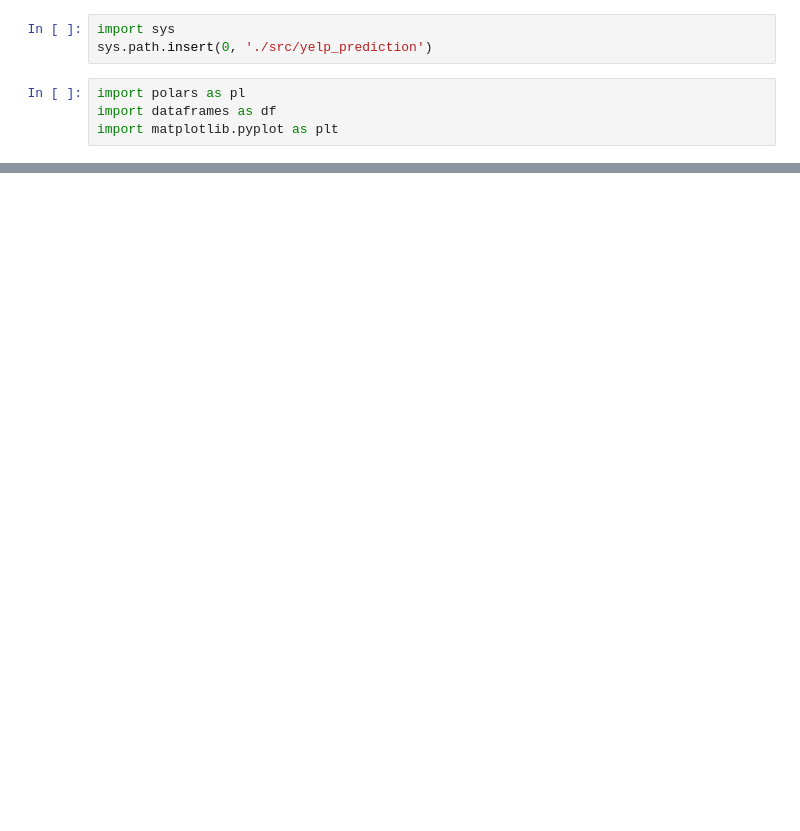
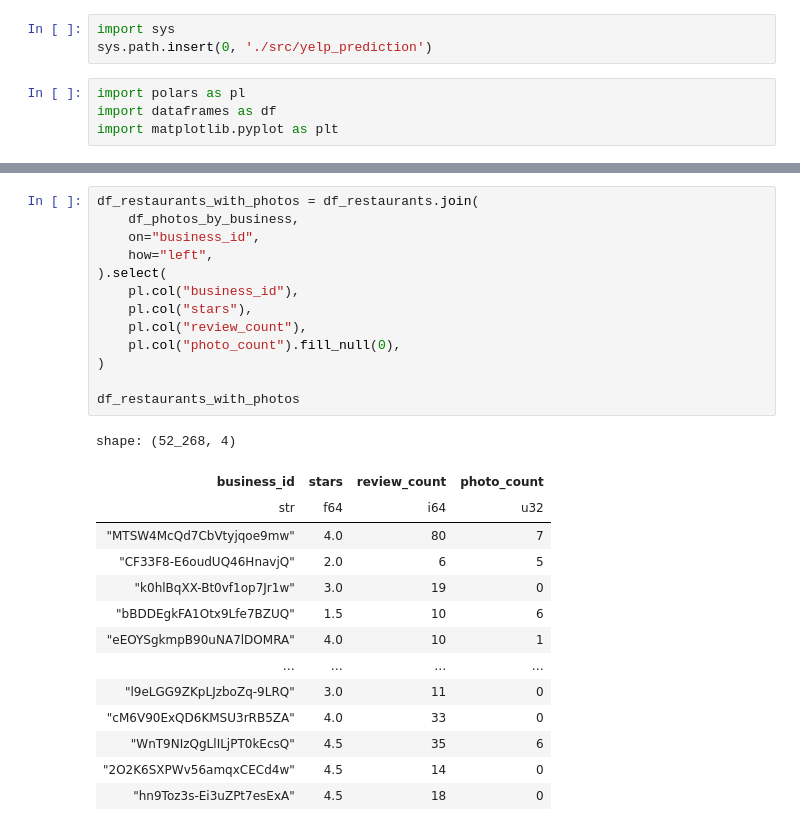
Before and after one commit to ascandone/yelp-prediction, a Jupyter notebook: notebook.ipynb, the cells around one changed output, grey strips where cells are left out. Drawn from its saved outputs; the diff is of its cells as text; blank space fills up the shorter version.

```diff
--- a/notebook.ipynb
+++ b/notebook.ipynb
@@ -36,0 +72,28 @@ def _show_stars_dist():
+# %%
+df_restaurants_with_photos = df_restaurants.join(
+    df_photos_by_business,
+    on="business_id",
+    how="left",
+).select(
+    pl.col("business_id"),
+    pl.col("stars"),
+    pl.col("review_count"),
+    pl.col("photo_count").fill_null(0),
+)
+
+df_restaurants_with_photos
+# %% [output]
+shape: (52_268, 4)
+| business_id | stars | review_count | photo_count |
+| str | f64 | i64 | u32 |
+| "MTSW4McQd7CbVtyjqoe9mw" | 4.0 | 80 | 7 |
+| "CF33F8-E6oudUQ46HnavjQ" | 2.0 | 6 | 5 |
+| "k0hlBqXX-Bt0vf1op7Jr1w" | 3.0 | 19 | 0 |
+| "bBDDEgkFA1Otx9Lfe7BZUQ" | 1.5 | 10 | 6 |
+| "eEOYSgkmpB90uNA7lDOMRA" | 4.0 | 10 | 1 |
+| … | … | … | … |
+| "l9eLGG9ZKpLJzboZq-9LRQ" | 3.0 | 11 | 0 |
+| "cM6V90ExQD6KMSU3rRB5ZA" | 4.0 | 33 | 0 |
+| "WnT9NIzQgLlILjPT0kEcsQ" | 4.5 | 35 | 6 |
+| "2O2K6SXPWv56amqxCECd4w" | 4.5 | 14 | 0 |
+| "hn9Toz3s-Ei3uZPt7esExA" | 4.5 | 18 | 0 |
```
Also changed, not shown: parts of 6 cells of this notebook, 1 other file.
